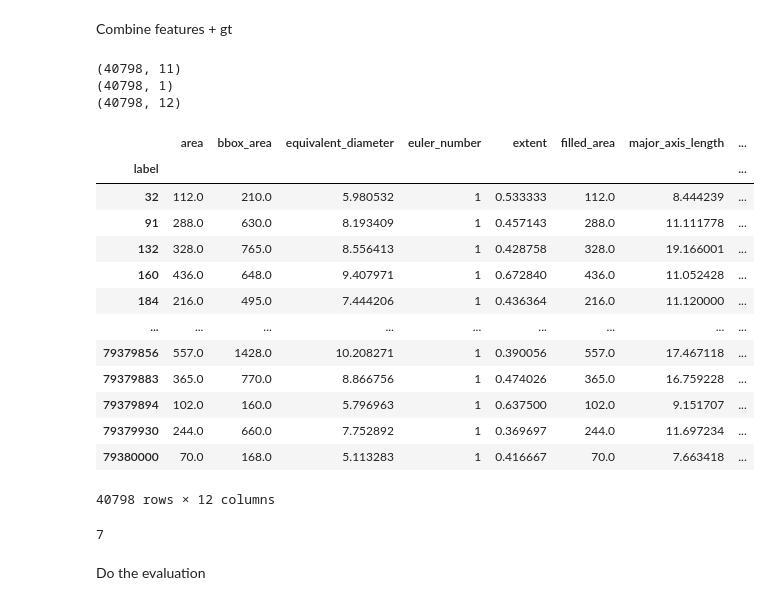
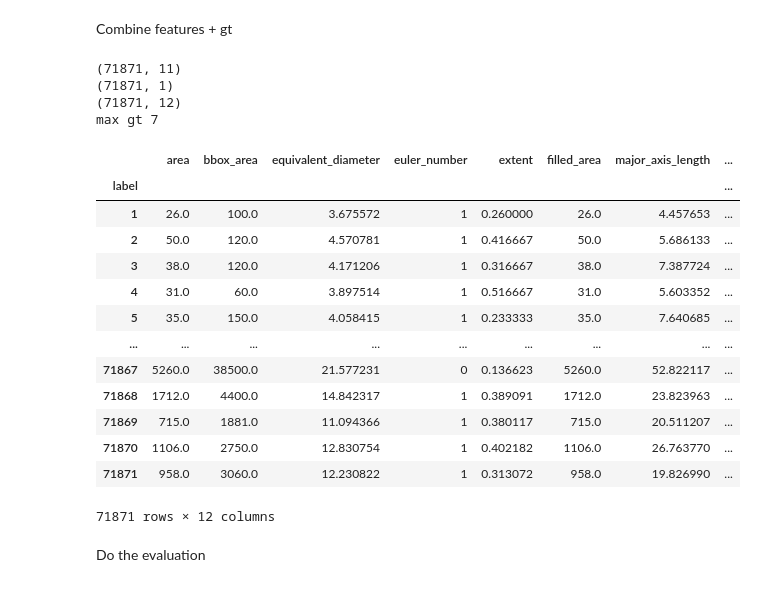
Before and after one commit to cellcanvas/superpixels, a Jupyter notebook: notebooks/superpixel2embedding.ipynb, the cells around one changed output. Drawn from its saved outputs; the diff is of its cells as text; code cells hidden in the pictures.

```diff
--- a/notebooks/superpixel2embedding.ipynb
+++ b/notebooks/superpixel2embedding.ipynb
@@ -15,7 +23,18 @@ from cellcanvas_spp.features import superpixel_cellcanvas_features
 User-specific path
 # %%
 # Teun:
-DATA_DIR = '/Users/teun.huijben/Documents/code/github/superpixels/data/copick_10439/dataset_run_16194.pickle'
+# DATA_DIR = '/Users/teun.huijben/Documents/code/github/superpixels/data/copick_10439/dataset_run_16194.pickle'
+# DATA_DIR = '/Users/teun.huijben/Documents/code/github/superpixels/data/copick_10439/dataset_run_16186_hmin_0p0025.pickle'
+# DATA_DIR = '/Users/teun.huijben/Documents/code/github/superpixels/data/copick_10439/dataset_run_16186_hmin_0p0015.pickle'
+# DATA_DIR = '/Users/teun.huijben/Documents/code/github/superpixels/data/copick_10439/dataset_run_16186_hmin_0p0005.pickle'
+
+# DATA_DIR = '/Users/teun.huijben/Documents/code/github/superpixels/data/copick_10439/dataset_run_16193_loadedSegm.pickle'
+# DATA_DIR = '/Users/teun.huijben/Documents/code/github/superpixels/data/copick_10439/dataset_run_16193_loadedSegm10000.pickle'
+
+# DATA_DIR = '/Users/teun.huijben/Documents/code/github/superpixels/data/copick_10439/dataset_run_16191_loadedSegm.pickle'
+# DATA_DIR = '/Users/teun.huijben/Documents/code/github/superpixels/data/copick_10439/dataset_run_16191_loadedSegm10000.pickle'
+DATA_DIR = '/Users/teun.huijben/Documents/code/github/superpixels/data/copick_10439/dataset_run_16191_loadedSegm10000.pickle'
+
 
 # Kevin:
 # DATA_DIR = '../dataset_run_16194.pickle'
@@ -25,6 +44,10 @@ Load data
 # Load data from a file
 with open(DATA_DIR, 'rb') as f:  # 'rb' means read in binary mode
     data = pickle.load(f)
+
+superpixels = data['superpixels']
+tomogram = data['image']
+ground_truth = data['label']
 # %% [markdown]
 Plot for sanity
 # %%
@@ -60,9 +83,11 @@ plt.show()
 # %% [markdown]
 Get the regionprops features
 # %%
-df_features = superpixel_regionprops_features(data['image'], data['superpixels'])
+df_features = superpixel_regionprops_features(tomogram, superpixels)
 df_features = df_features.set_index('label')
 df_features = df_features.drop(columns=['bbox-0','bbox-1','bbox-2','bbox-3','bbox-4','bbox-5','centroid-0','centroid-1','centroid-2'])
+
+
 df_features
 # %% [output]
 |  | area | bbox_area | equivalent_diameter | euler_number | extent | filled_area | major_axis_length | ... |
@@ -82,6 +112,20 @@ df_features
 # %% [markdown]
 Get the ground-truth column
 # %%
-df_gt = ground_truth_count(superpixels=data['superpixels'],ground_truth=data['label'])
+df_gt = ground_truth_count(superpixels=superpixels,ground_truth=ground_truth)
+print('number of superpixels:',df_gt.shape[0])
 df_gt
+
+plt.figure()
+counts, bins, patches = plt.hist(df_gt.ground_truth, bins=np.linspace(-0.5,7.5,9))#, edgecolor='black')
+cmap = plt.cm.get_cmap('jet', 8)
+for i in range(8):
+    patches[i].set_facecolor(cmap(i))
+# plt.hist(df_gt.ground_truth.values,bins= np.linspace(-0.5,7.5,9))
+plt.xlabel('ground-truth label')
+plt.ylabel('number of superpixels')
+plt.title('number of superpixels:'+str(df_gt.shape[0]))
+plt.show()
+
+print('num of bg spp:',counts[0])
 # %% [output]
@@ -104,33 +139,30 @@ Combine features + gt
 # %%
 df_combined = pd.concat([df_features, df_gt],axis=1)
 
 print(df_features.shape)
 print(df_gt.shape)
 print(df_combined.shape)
-
-df_combined
+print('max gt',df_combined.ground_truth.max())
+# df_combined
 # %% [output]
-(40798, 11)
-(40798, 1)
-(40798, 12)
+(71871, 11)
+(71871, 1)
+(71871, 12)
+max gt 7
 |  | area | bbox_area | equivalent_diameter | euler_number | extent | filled_area | major_axis_length | ... |
 | label |  |  |  |  |  |  |  | ... |
-| 32 | 112.0 | 210.0 | 5.980532 | 1 | 0.533333 | 112.0 | 8.444239 | ... |
-| 91 | 288.0 | 630.0 | 8.193409 | 1 | 0.457143 | 288.0 | 11.111778 | ... |
-| 132 | 328.0 | 765.0 | 8.556413 | 1 | 0.428758 | 328.0 | 19.166001 | ... |
-| 160 | 436.0 | 648.0 | 9.407971 | 1 | 0.672840 | 436.0 | 11.052428 | ... |
-| 184 | 216.0 | 495.0 | 7.444206 | 1 | 0.436364 | 216.0 | 11.120000 | ... |
+| 1 | 26.0 | 100.0 | 3.675572 | 1 | 0.260000 | 26.0 | 4.457653 | ... |
+| 2 | 50.0 | 120.0 | 4.570781 | 1 | 0.416667 | 50.0 | 5.686133 | ... |
+| 3 | 38.0 | 120.0 | 4.171206 | 1 | 0.316667 | 38.0 | 7.387724 | ... |
+| 4 | 31.0 | 60.0 | 3.897514 | 1 | 0.516667 | 31.0 | 5.603352 | ... |
+| 5 | 35.0 | 150.0 | 4.058415 | 1 | 0.233333 | 35.0 | 7.640685 | ... |
 | ... | ... | ... | ... | ... | ... | ... | ... | ... |
-| 79379856 | 557.0 | 1428.0 | 10.208271 | 1 | 0.390056 | 557.0 | 17.467118 | ... |
-| 79379883 | 365.0 | 770.0 | 8.866756 | 1 | 0.474026 | 365.0 | 16.759228 | ... |
-| 79379894 | 102.0 | 160.0 | 5.796963 | 1 | 0.637500 | 102.0 | 9.151707 | ... |
-| 79379930 | 244.0 | 660.0 | 7.752892 | 1 | 0.369697 | 244.0 | 11.697234 | ... |
-| 79380000 | 70.0 | 168.0 | 5.113283 | 1 | 0.416667 | 70.0 | 7.663418 | ... |
+| 71867 | 5260.0 | 38500.0 | 21.577231 | 0 | 0.136623 | 5260.0 | 52.822117 | ... |
+| 71868 | 1712.0 | 4400.0 | 14.842317 | 1 | 0.389091 | 1712.0 | 23.823963 | ... |
+| 71869 | 715.0 | 1881.0 | 11.094366 | 1 | 0.380117 | 715.0 | 20.511207 | ... |
+| 71870 | 1106.0 | 2750.0 | 12.830754 | 1 | 0.402182 | 1106.0 | 26.763770 | ... |
+| 71871 | 958.0 | 3060.0 | 12.230822 | 1 | 0.313072 | 958.0 | 19.826990 | ... |
-40798 rows × 12 columns
+71871 rows × 12 columns
-# %%
-df_combined.ground_truth.max()
-# %% [output]
-7
 # %% [markdown]
 Do the evaluation
 # %%
```
Also changed, not shown: parts of 22 cells of this notebook, 2 other files.
